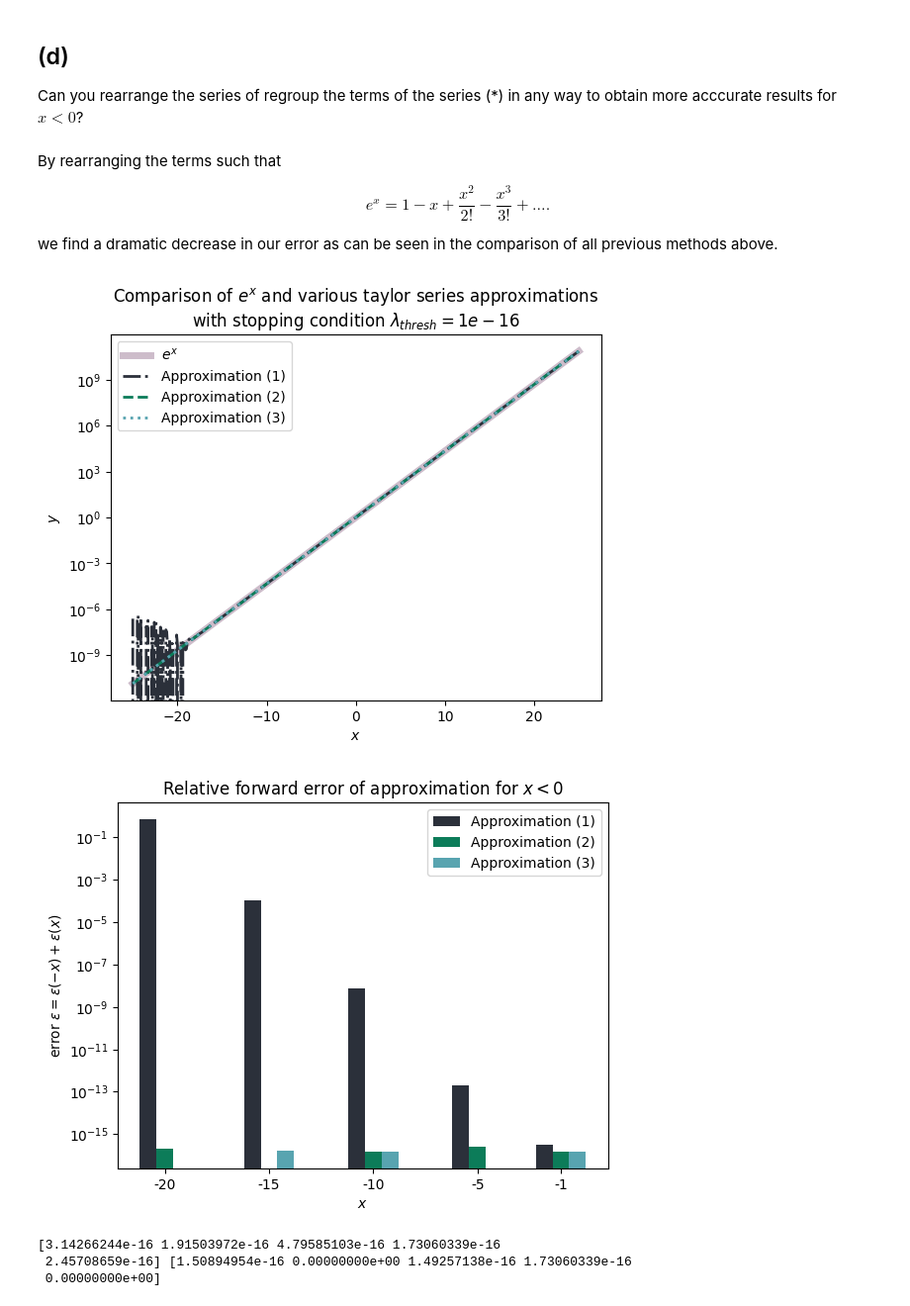
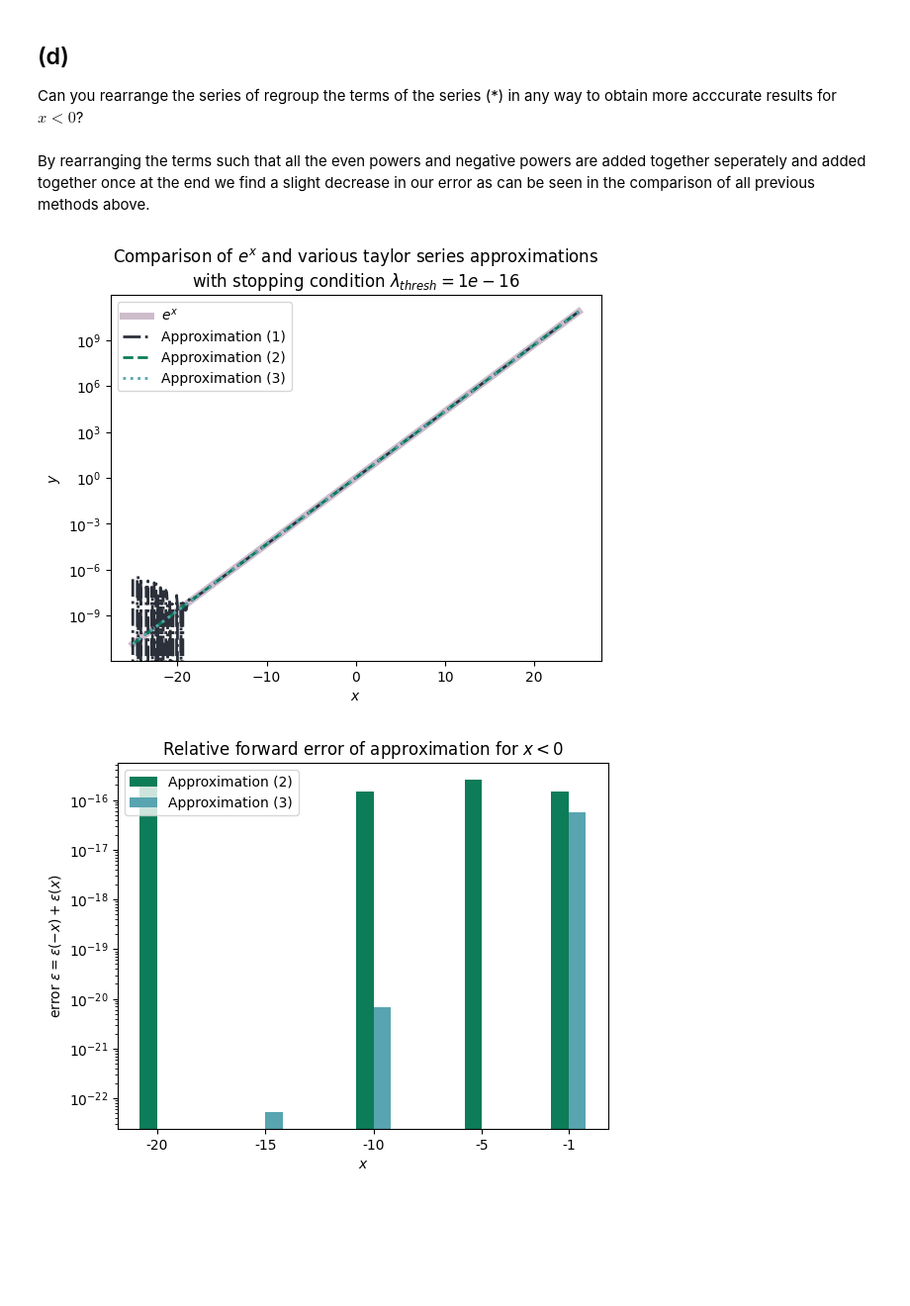
Before and after one commit to jonas4climate/na-assignment1, a Jupyter notebook: hw1_2023.ipynb, the cells around one changed output. Shown at 99% size. Saved outputs shown, nothing was run; the diff lists cells and outputs as text; code cells hidden in the pictures; blank space fills up the shorter version.

```diff
--- a/hw1_2023.ipynb
+++ b/hw1_2023.ipynb
@@ -243,11 +243,7 @@ As we can observe, our new approximation has a larger error for $x = -1$ but out
 
 Can you rearrange the series of regroup the terms of the series (\*) in any way to obtain more acccurate results for $x < 0$?
 # %% [markdown]
-By rearranging the terms such that
-
-$$ \tag{*} e^x = 1 - x + \frac{x^2}{2!} - \frac{x^3}{3!} + \ldots . $$
-
-we find a dramatic decrease in our error as can be seen in the comparison of all previous methods above.
+By rearranging the terms such that all the even powers and negative powers are added together seperately and added together once at the end we find a slight decrease in our error as can be seen in the comparison of all previous methods above.
 # %%
 # Approximation (3)
 def taylor_series_v3(x):
@@ -265,41 +261,46 @@ def taylor_series_v3(x):
         return 1/total
     else:
         return taylor_series_v1(x)
 
 v_taylor_series_v3 = np.vectorize(taylor_series_v3)
 y_hat_3 = v_taylor_series_v3(xs)
 selected_y_hat_3_pos, selected_y_hat_3_neg = v_taylor_series_v3(x_values), v_taylor_series_v3(-x_values)
 errors_3 = np.abs(selected_y_hat_3_pos-true_pos)/true_pos + np.abs(selected_y_hat_3_neg-true_neg)/true_neg
-errors_3_neg = np.abs(selected_y_hat_3_neg-true_neg)/true_neg
+errors_3_neg = np.abs(selected_y_hat_3_neg-true_neg)
 
 plt.semilogy(xs, y, linewidth=5, color=COLORS[3], alpha=0.5)
 plt.semilogy(xs, y_hat_1, linewidth=2.0, color=COLORS[0], linestyle='-.')
 plt.semilogy(xs, y_hat_2, linewidth=2.0, color=COLORS[1], linestyle='--')
 plt.semilogy(xs, y_hat_3, linewidth=2.0, color=COLORS[2], linestyle=':')
 plt.xlabel('$x$')
 plt.ylabel('$y$')
 plt.legend(['$e^x$', 'Approximation (1)', 'Approximation (2)', 'Approximation (3)'])
 plt.title('Comparison of $e^x$ and various taylor series approximations\n' +
           f'with stopping condition $\\lambda_{{thresh}}={lambda_thresh}$')
 plt.savefig(f'{SAVE_DIR}/comparison_e_approx_1_2_3.png', dpi=300)
 plt.show()
 
-
-bar1 = plt.bar(-x_values-0.8, errors_1_neg, color=COLORS[0], width=0.8)
-bar2 = plt.bar(-x_values, errors_2_neg, color=COLORS[1], width=0.8)
-bar2 = plt.bar(-x_values+0.8, errors_3_neg, color=COLORS[2], width=0.8)
+# bar1 = plt.bar(-x_values-0.8, errors_1_neg, color=COLORS[0], width=0.8)
+bar2 = plt.bar(-x_values-0.4, errors_2_neg, color=COLORS[1], width=0.8)
+bar2 = plt.bar(-x_values+0.4, errors_3_neg, color=COLORS[2], width=0.8)
 plt.xticks(-x_values, -x_values)
 plt.xlabel('$x$')
 plt.ylabel('error $\\epsilon = \\epsilon(-x) + \\epsilon(x)$')
 plt.yscale('log')
-plt.legend(['Approximation (1)', 'Approximation (2)', 'Approximation (3)'])
+plt.legend(['Approximation (2)', 'Approximation (3)'])
 plt.title('Relative forward error of approximation for $x < 0$')
 plt.savefig(f'{SAVE_DIR}/comparison_e_approx_1_2_3_error.png', dpi=300)
 plt.show()
-print(errors_3, errors_3_neg)
+
+
+plt.plot(xs, np.cumsum(y_hat_2-y)/y, color=COLORS[0])
+plt.plot(xs, np.cumsum(y_hat_3-y)/y, color=COLORS[1])
+plt.xlabel('$x$')
+plt.ylabel('$\epsilon$')
+plt.legend(['Approximation (2)', 'Approximation (3)'])
+plt.title('Cummulative relative error for the two approximation methods')
+plt.savefig(f'{SAVE_DIR}/comparison_e_approx_1_2_3.png', dpi=300)
+plt.show()
 # %% [output]
 [figure]
-[figure, old version]
+[figure, new version]
-[3.14266244e-16 1.91503972e-16 4.79585103e-16 1.73060339e-16
- 2.45708659e-16] [1.50894954e-16 0.00000000e+00 1.49257138e-16 1.73060339e-16
- 0.00000000e+00]
```
Also changed, not shown: parts of 2 cells of this notebook, 2 other files.
